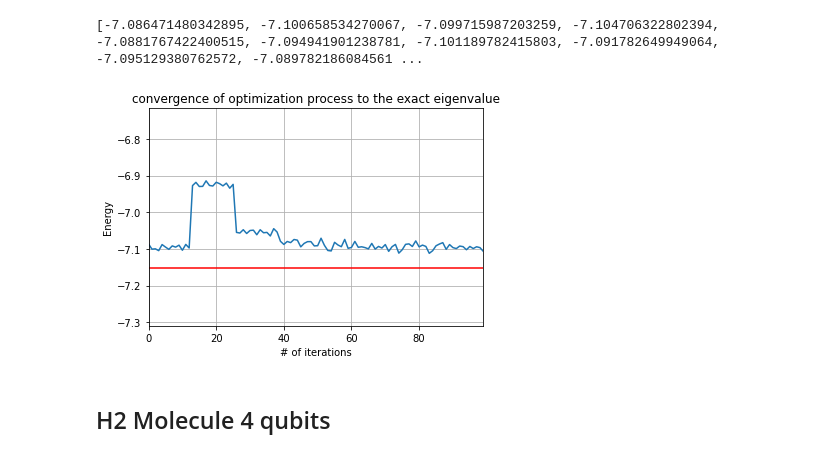
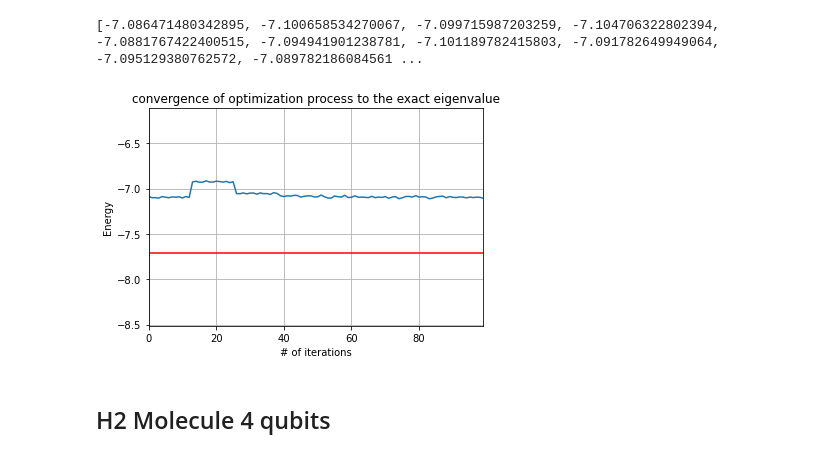
Before and after one commit to Tojarieh97/VQE, a Jupyter notebook: final_project/algorithms/weigthed_ssvqe/weigthed_ssvqe_simulator.ipynb, the cells around one changed output. Drawn from its saved outputs; the diff is of its cells as text; code cells hidden in the pictures.

```diff
--- a/final_project/algorithms/weigthed_ssvqe/weigthed_ssvqe_simulator.ipynb
+++ b/final_project/algorithms/weigthed_ssvqe/weigthed_ssvqe_simulator.ipynb
@@ -310,6 +312,6 @@ LiH_approximated_energies = [-7.086471480342895, -7.100658534270067, -7.09971598
-plot_convergence_of_optimization_process(LiH_approximated_energies, exact_eigenvalue=-7.151525481896562,margin=1)
+plot_convergence_of_optimization_process(LiH_approximated_energies, exact_eigenvalue=-7.7140566916607005,margin=1)
 # %% [output]
-[figure, old version]
+[figure, new version]
 # %% [markdown]
 ## H2 Molecule 4 qubits
 # %%
```
Also changed, not shown: parts of 3 cells of this notebook.
